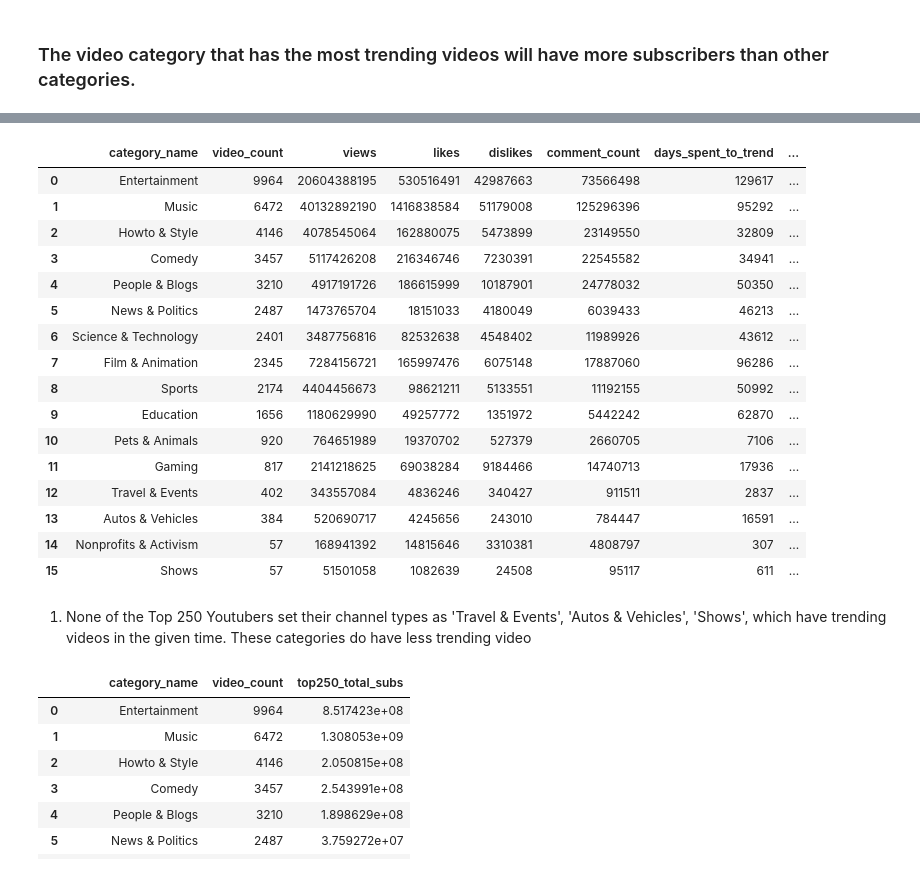
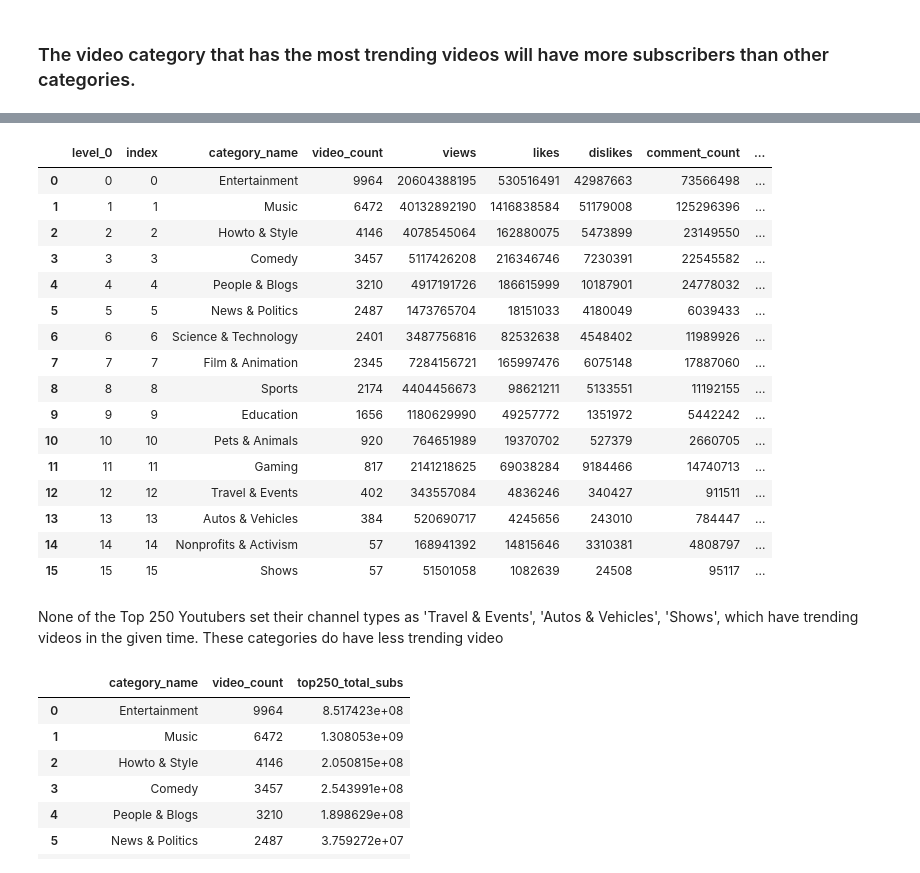
Before and after one commit to gillian850413/Final_Project, a Jupyter notebook: IS590PR_Final_Project_Part2.ipynb, the cells around one changed output, grey strips where cells are left out. Drawn from its saved outputs; the diff is of its cells as text; code cells hidden in the pictures.

```diff
--- a/IS590PR_Final_Project_Part2.ipynb
+++ b/IS590PR_Final_Project_Part2.ipynb
@@ -367,8 +369,17 @@ top250_subs = pd.read_csv('data/top250_us_youtube_by_subs.csv')
 len(top250_subs.columns)
 # %% [output]
 20
+# %%
+def drop_col0(df):
+    """ This function drop the Unnamed 0 column from the dataframe.
+
+    :param df: dataframe
+    :return: a clean dataframe
+    """
+    df = df.drop(top250_subs.columns[0], axis=1)
+    return df
 # %%
-top250_subs = top250_subs.drop(top250_subs.columns[0], axis=1)
+top250_subs = drop_col0(top250_subs)
 top250_subs.head()
 # %% [output]
 |  | US Rank | Grade | Name | Uploads | Subscribers | Views | Category | Created Date | Daily Average Subs | ... |
@@ -405,10 +416,15 @@ array(['Entertainment', 'Howto & Style', 'Education', 'Sports', 'Music',
        'News & Politics', 'Film & Animation', 'Comedy', 'Gaming',
        'People & Blogs', nan, 'Nonprofits & Activism', 'Pets & Animals',
        'Science & Technology'], dtype=object)
+# %%
+max_earn = top250_subs['Max Monthly Earning'].astype(int)
+min_earn = top250_subs['Min Monthly Earning'].astype(int)
+
+top250_subs['Avg Monthly Earnings'] = (max_earn + min_earn) / 2
 # %% [markdown]
 ### The video category that has the most trending videos will have more subscribers than other categories.
 # %%
-top250_pi = pd.pivot_table(top250_subs, values=['Uploads', 'Subscribers', 'Views'],
+top250_pi = pd.pivot_table(top250_subs, values=['Uploads', 'Subscribers', 'Views', 'Avg Monthly Earnings'],
                              index=['Category'], aggfunc=np.sum)
 top250_pi
 # %% [output]
@@ -431,29 +447,28 @@ top250_pi
 trending_pi = trending_pi.reset_index()
 top250_pi = top250_pi.reset_index()
 # %%
-top250_pi.columns = ['category_name', 'top250_total_subs', 'top250_total_uploads', 'top250_total_views']
-trending_top250 = pd.merge(trending_pi, top250_pi, on='category_name', how='left', indicator=True)
+trending_top250 = pd.merge(trending_pi, top250_pi, left_on='category_name', right_on='Category', how='left', indicator=True)
 trending_top250
 # %% [output]
-|  | category_name | video_count | views | likes | dislikes | comment_count | days_spent_to_trend | ... |
-| 0 | Entertainment | 9964 | 20604388195 | 530516491 | 42987663 | 73566498 | 129617 | ... |
-| 1 | Music | 6472 | 40132892190 | 1416838584 | 51179008 | 125296396 | 95292 | ... |
-| 2 | Howto & Style | 4146 | 4078545064 | 162880075 | 5473899 | 23149550 | 32809 | ... |
-| 3 | Comedy | 3457 | 5117426208 | 216346746 | 7230391 | 22545582 | 34941 | ... |
-| 4 | People & Blogs | 3210 | 4917191726 | 186615999 | 10187901 | 24778032 | 50350 | ... |
-| 5 | News & Politics | 2487 | 1473765704 | 18151033 | 4180049 | 6039433 | 46213 | ... |
-| 6 | Science & Technology | 2401 | 3487756816 | 82532638 | 4548402 | 11989926 | 43612 | ... |
-| 7 | Film & Animation | 2345 | 7284156721 | 165997476 | 6075148 | 17887060 | 96286 | ... |
-| 8 | Sports | 2174 | 4404456673 | 98621211 | 5133551 | 11192155 | 50992 | ... |
-| 9 | Education | 1656 | 1180629990 | 49257772 | 1351972 | 5442242 | 62870 | ... |
-| 10 | Pets & Animals | 920 | 764651989 | 19370702 | 527379 | 2660705 | 7106 | ... |
-| 11 | Gaming | 817 | 2141218625 | 69038284 | 9184466 | 14740713 | 17936 | ... |
-| 12 | Travel & Events | 402 | 343557084 | 4836246 | 340427 | 911511 | 2837 | ... |
-| 13 | Autos & Vehicles | 384 | 520690717 | 4245656 | 243010 | 784447 | 16591 | ... |
-| 14 | Nonprofits & Activism | 57 | 168941392 | 14815646 | 3310381 | 4808797 | 307 | ... |
-| 15 | Shows | 57 | 51501058 | 1082639 | 24508 | 95117 | 611 | ... |
+|  | level_0 | index | category_name | video_count | views | likes | dislikes | comment_count | ... |
+| 0 | 0 | 0 | Entertainment | 9964 | 20604388195 | 530516491 | 42987663 | 73566498 | ... |
+| 1 | 1 | 1 | Music | 6472 | 40132892190 | 1416838584 | 51179008 | 125296396 | ... |
+| 2 | 2 | 2 | Howto & Style | 4146 | 4078545064 | 162880075 | 5473899 | 23149550 | ... |
+| 3 | 3 | 3 | Comedy | 3457 | 5117426208 | 216346746 | 7230391 | 22545582 | ... |
+| 4 | 4 | 4 | People & Blogs | 3210 | 4917191726 | 186615999 | 10187901 | 24778032 | ... |
+| 5 | 5 | 5 | News & Politics | 2487 | 1473765704 | 18151033 | 4180049 | 6039433 | ... |
+| 6 | 6 | 6 | Science & Technology | 2401 | 3487756816 | 82532638 | 4548402 | 11989926 | ... |
+| 7 | 7 | 7 | Film & Animation | 2345 | 7284156721 | 165997476 | 6075148 | 17887060 | ... |
+| 8 | 8 | 8 | Sports | 2174 | 4404456673 | 98621211 | 5133551 | 11192155 | ... |
+| 9 | 9 | 9 | Education | 1656 | 1180629990 | 49257772 | 1351972 | 5442242 | ... |
+| 10 | 10 | 10 | Pets & Animals | 920 | 764651989 | 19370702 | 527379 | 2660705 | ... |
+| 11 | 11 | 11 | Gaming | 817 | 2141218625 | 69038284 | 9184466 | 14740713 | ... |
+| 12 | 12 | 12 | Travel & Events | 402 | 343557084 | 4836246 | 340427 | 911511 | ... |
+| 13 | 13 | 13 | Autos & Vehicles | 384 | 520690717 | 4245656 | 243010 | 784447 | ... |
+| 14 | 14 | 14 | Nonprofits & Activism | 57 | 168941392 | 14815646 | 3310381 | 4808797 | ... |
+| 15 | 15 | 15 | Shows | 57 | 51501058 | 1082639 | 24508 | 95117 | ... |
 # %% [markdown]
-1. None of the Top 250 Youtubers set their channel types as 'Travel & Events', 'Autos & Vehicles', 'Shows', which have trending videos in the given time. These categories do have less trending video
+None of the Top 250 Youtubers set their channel types as 'Travel & Events', 'Autos & Vehicles', 'Shows', which have trending videos in the given time. These categories do have less trending video
 # %%
 trending_top250[['category_name', 'video_count', 'top250_total_subs']]
 # %% [output]
```
Also changed, not shown: parts of 40 cells of this notebook.
